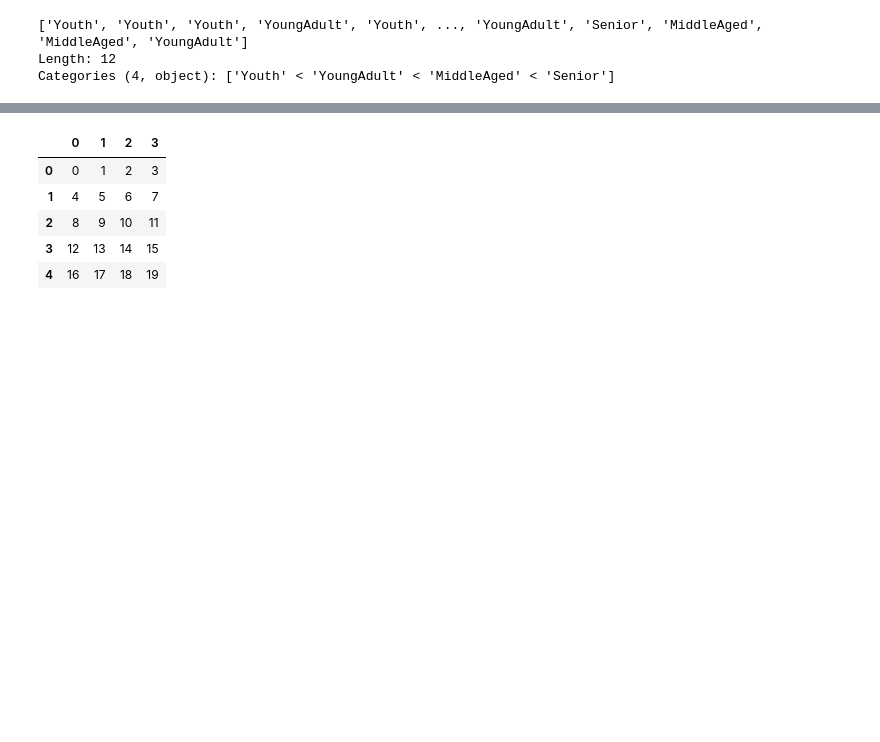
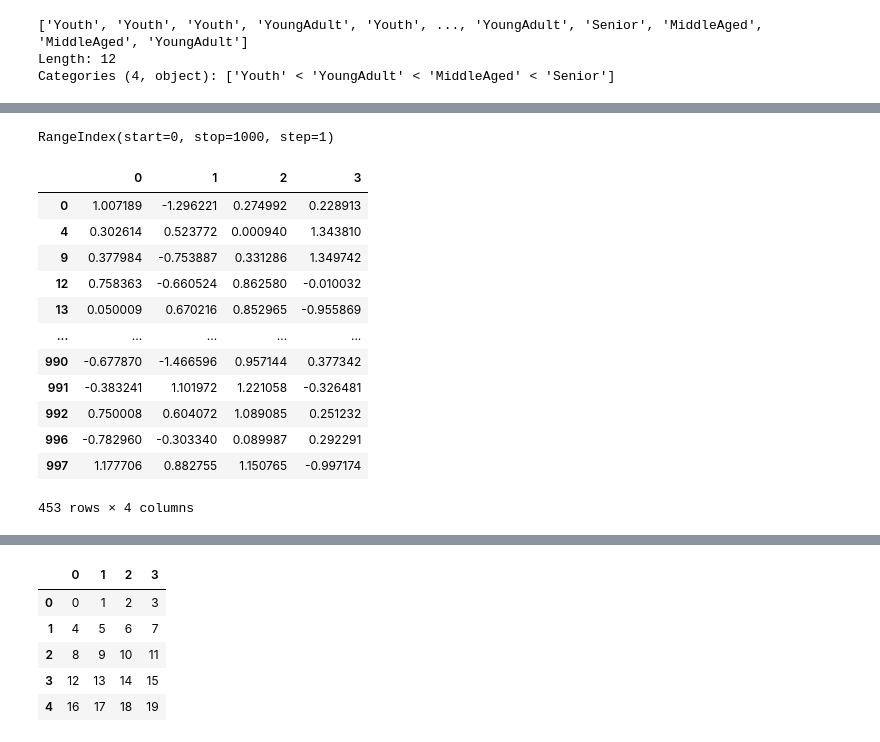
Before and after one commit to BruceBerk/Intro_to_Data_Science_Coursera, a Jupyter notebook: Course_1/Ch_07_Data_Cleansing.ipynb, the cells around one changed output, grey strips where cells are left out. Saved outputs shown, nothing was run; the diff lists cells and outputs as text; code cells hidden in the pictures; blank space fills up the shorter version.

```diff
--- a/Course_1/Ch_07_Data_Cleansing.ipynb
+++ b/Course_1/Ch_07_Data_Cleansing.ipynb
@@ -572,3 +572,23 @@ data.describe()
+# %%
+data.index
+# %% [output]
+RangeIndex(start=0, stop=1000, step=1)
+# %%
+data.where(data[2] > 0).dropna()
+# %% [output]
+|  | 0 | 1 | 2 | 3 |
+| 0 | 1.007189 | -1.296221 | 0.274992 | 0.228913 |
+| 4 | 0.302614 | 0.523772 | 0.000940 | 1.343810 |
+| 9 | 0.377984 | -0.753887 | 0.331286 | 1.349742 |
+| 12 | 0.758363 | -0.660524 | 0.862580 | -0.010032 |
+| 13 | 0.050009 | 0.670216 | 0.852965 | -0.955869 |
+| ... | ... | ... | ... | ... |
+| 990 | -0.677870 | -1.466596 | 0.957144 | 0.377342 |
+| 991 | -0.383241 | 1.101972 | 1.221058 | -0.326481 |
+| 992 | 0.750008 | 0.604072 | 1.089085 | 0.251232 |
+| 996 | -0.782960 | -0.303340 | 0.089987 | 0.292291 |
+| 997 | 1.177706 | 0.882755 | 1.150765 | -0.997174 |
+453 rows × 4 columns
 # %%
 # find values in one of the columns exceeding 3 in abs value
 col = data[2]
```
Also changed, not shown: parts of 30 cells of this notebook, 3 other files.
